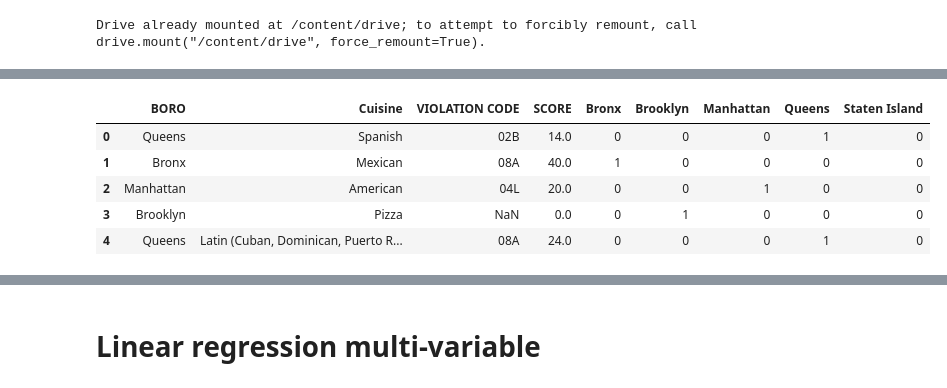
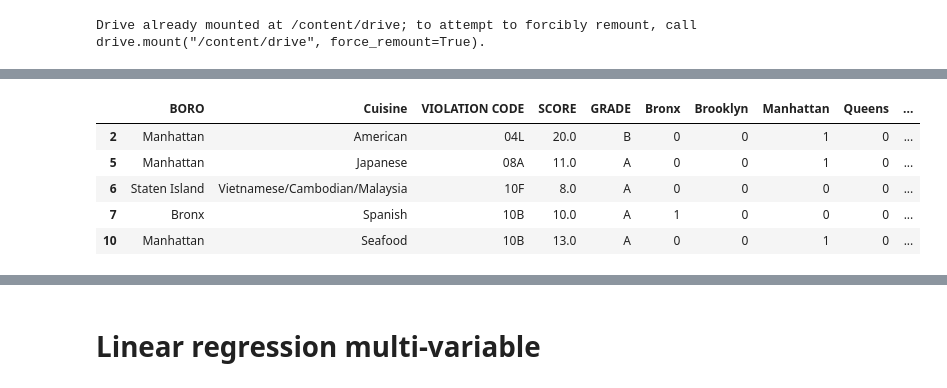
Before and after one commit to eungam/NYC-restaurant-inspections, a Jupyter notebook: Copy_of_Final_Project_Restaurant_Grades_NYC.ipynb, the cells around one changed output, grey strips where cells are left out. Drawn from its saved outputs; the diff is of its cells as text; code cells hidden in the pictures.

```diff
--- a/Copy_of_Final_Project_Restaurant_Grades_NYC.ipynb
+++ b/Copy_of_Final_Project_Restaurant_Grades_NYC.ipynb
@@ -35,5 +39,5 @@ dataset = dataset.rename(
         "CUISINE DESCRIPTION": "Cuisine"
             })
 
-dataset = dataset.drop(["BUILDING", "PHONE", "Community Board", "Council District", "Census Tract", "BIN", "BBL", "NTA","Restaurant Name","Restaurant ID","STREET","ACTION","VIOLATION DESCRIPTION","INSPECTION TYPE","GRADE DATE","RECORD DATE","Latitude","Longitude", "ZIPCODE","INSPECTION DATE","CRITICAL FLAG","GRADE","RECORD DATE"], axis=1)
+dataset = dataset.drop(["BUILDING", "PHONE", "Community Board", "Council District", "Census Tract", "BIN", "BBL", "NTA","Restaurant Name","Restaurant ID","STREET","ACTION","VIOLATION DESCRIPTION","INSPECTION TYPE","GRADE DATE","RECORD DATE","Latitude","Longitude", "ZIPCODE","INSPECTION DATE","CRITICAL FLAG","RECORD DATE"], axis=1)
 # %%
@@ -53,6 +71,6 @@ dtype: int64
 # %%
-# removing rows with no score or cuisi
-dataset = dataset.dropna(subset=['SCORE'])
+# removing rows with no score or grade
+dataset = dataset.dropna(subset=['SCORE','GRADE'])
 
 # checking
 dataset.isnull().sum()
@@ -65,7 +86,7 @@ dtype: int64
 # %%
 # turn qualitative values into quantitative
 # starting with boro
-newdummies = pd.get_dummies(dataset['BORO'], drop_first=True)
-newdummies.head()
+dummies_boro = pd.get_dummies(dataset['BORO'], drop_first=True)
+dummies_boro.head()
 # %% [output]
 |  | Bronx | Brooklyn | Manhattan | Queens | Staten Island |
@@ -77,10 +98,10 @@ newdummies.head()
 # %%
-dataset = dataset.merge(newdummies, left_index=True, right_index=True)
+dataset = dataset.merge(dummies_boro, left_index=True, right_index=True)
 dataset.head()
 # %% [output]
-|  | BORO | Cuisine | VIOLATION CODE | SCORE | Bronx | Brooklyn | Manhattan | Queens | Staten Island |
-| 0 | Queens | Spanish | 02B | 14.0 | 0 | 0 | 0 | 1 | 0 |
-| 1 | Bronx | Mexican | 08A | 40.0 | 1 | 0 | 0 | 0 | 0 |
-| 2 | Manhattan | American | 04L | 20.0 | 0 | 0 | 1 | 0 | 0 |
-| 3 | Brooklyn | Pizza | NaN | 0.0 | 0 | 1 | 0 | 0 | 0 |
-| 4 | Queens | Latin (Cuban, Dominican, Puerto R... | 08A | 24.0 | 0 | 0 | 0 | 1 | 0 |
+|  | BORO | Cuisine | VIOLATION CODE | SCORE | GRADE | Bronx | Brooklyn | Manhattan | Queens | ... |
+| 2 | Manhattan | American | 04L | 20.0 | B | 0 | 0 | 1 | 0 | ... |
+| 5 | Manhattan | Japanese | 08A | 11.0 | A | 0 | 0 | 1 | 0 | ... |
+| 6 | Staten Island | Vietnamese/Cambodian/Malaysia | 10F | 8.0 | A | 0 | 0 | 0 | 0 | ... |
+| 7 | Bronx | Spanish | 10B | 10.0 | A | 1 | 0 | 0 | 0 | ... |
+| 10 | Manhattan | Seafood | 10B | 13.0 | A | 0 | 0 | 1 | 0 | ... |
```
Also changed, not shown: parts of 65 cells of this notebook.
